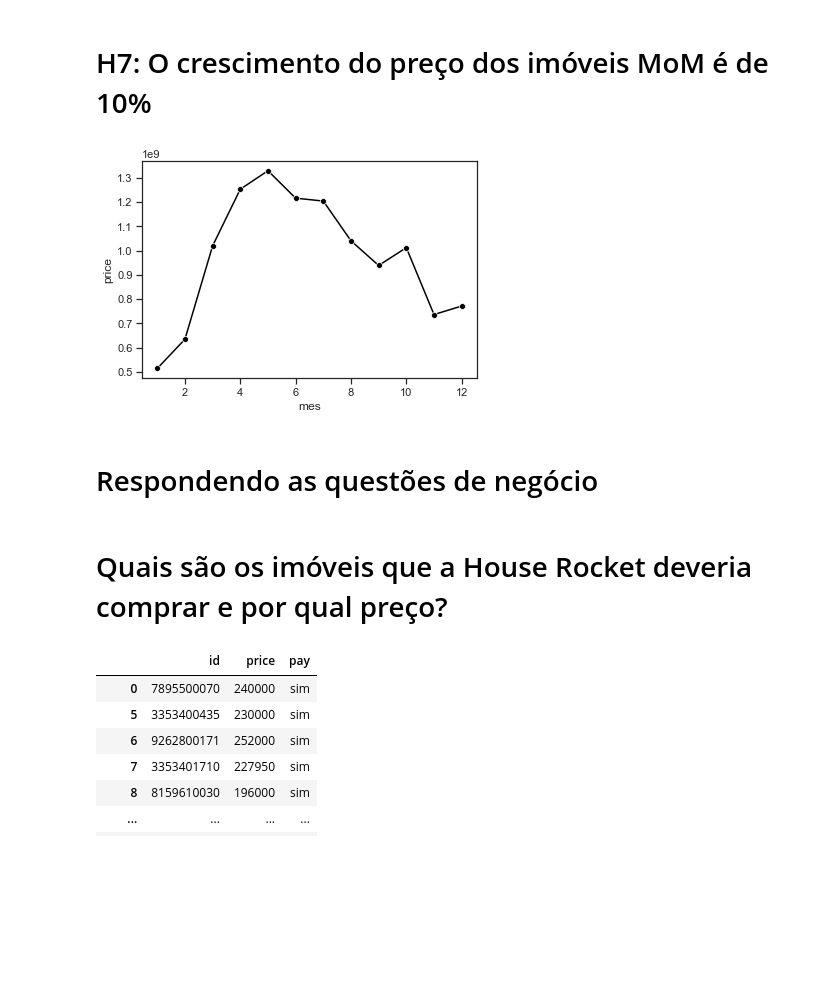
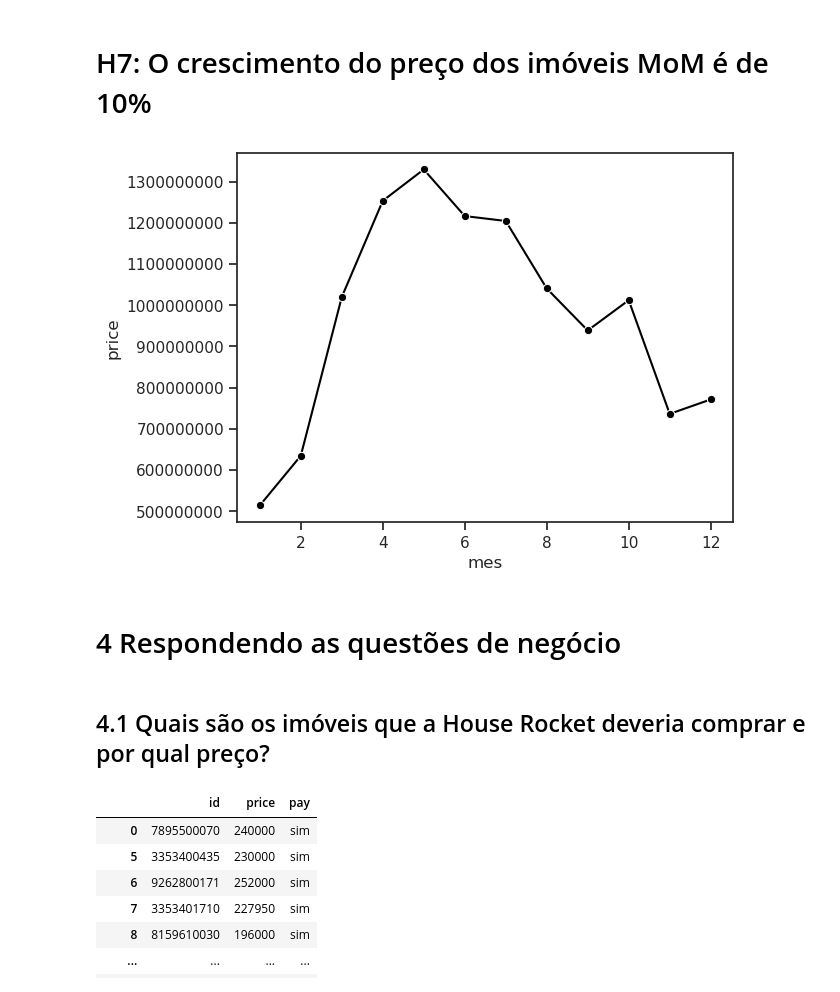
Before and after one commit to hugoferraz5/House_Rocket1, a Jupyter notebook: House_Rocket_Dashboard.ipynb, the cells around one changed output. Saved outputs shown, nothing was run; the diff lists cells and outputs as text; code cells hidden in the pictures; blank space fills up the shorter version.

```diff
--- a/House_Rocket_Dashboard.ipynb
+++ b/House_Rocket_Dashboard.ipynb
@@ -144,19 +155,23 @@ sns.barplot(x = 'banheiro', y = 'price', data = h6);
 # %%
 df['mes'] = df['date'].dt.month
 df['ano'] = df['date'].dt.year
 h41 =  df[['mes', 'price']].groupby('mes').sum().reset_index()
 
 sns.set_theme(style="ticks")
 sns.set_context('notebook')
 sns.lineplot(data = h41, x = 'mes',  y = 'price',
              markers = True, style = (1), legend = False,
              color = 'black');
+
+plt.ticklabel_format(style='plain', axis='y')
+
+plt.show()
 # %% [output]
-[figure, old version]
+[figure, new version]
 # %% [markdown]
-# Respondendo as questões de negócio
+# 4 Respondendo as questões de negócio
 # %% [markdown]
-# Quais são os imóveis que a House Rocket deveria comprar e por qual preço?
+## 4.1 Quais são os imóveis que a House Rocket deveria comprar e por qual preço?
 # %%
 df = df.copy()
 m = df[['zipcode', 'price']].groupby('zipcode').median().reset_index()
```
Also changed, not shown: parts of 19 cells of this notebook.
